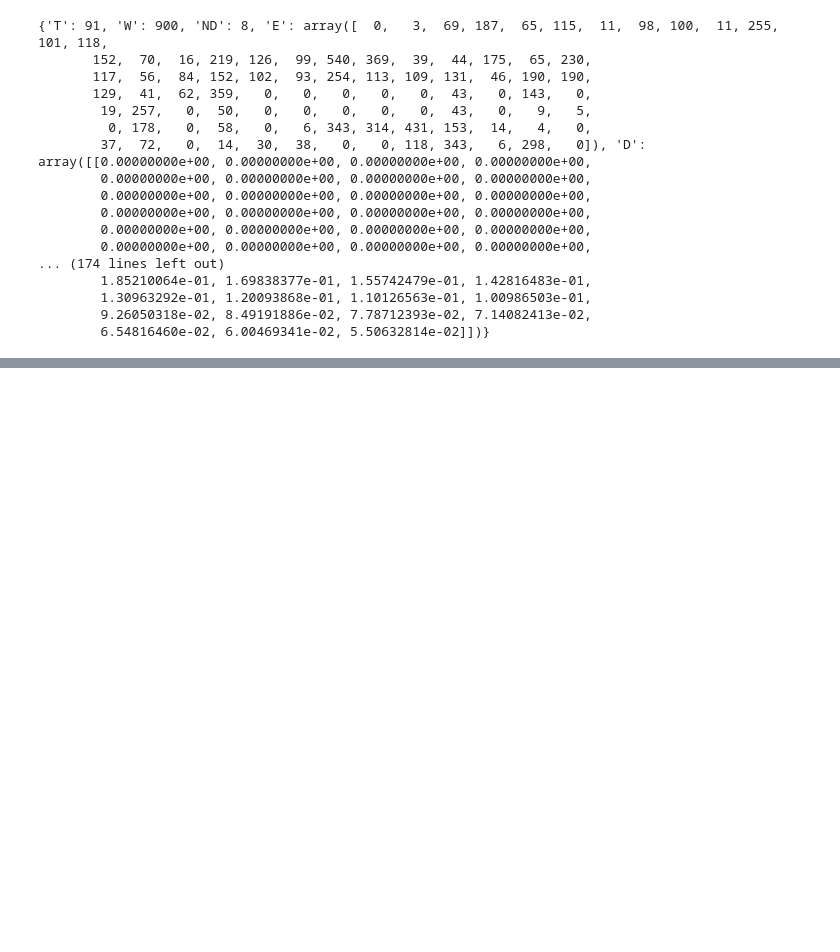
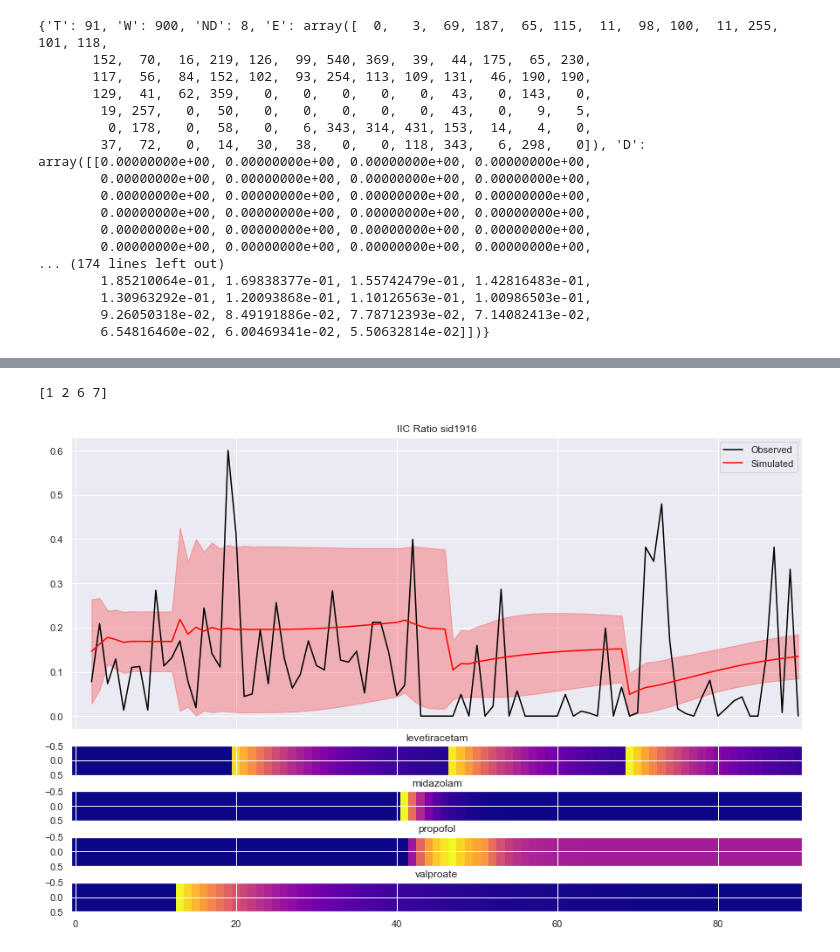
Before and after one commit to Hockey86/iic_causal_inference, a Jupyter notebook: Bayesian_Analysis.ipynb, the cells around one changed output, grey strips where cells are left out. Drawn from its saved outputs; the diff is of its cells as text; code cells hidden in the pictures; blank space fills up the shorter version.

```diff
--- a/Bayesian_Analysis.ipynb
+++ b/Bayesian_Analysis.ipynb
@@ -28,10 +28,8 @@ parameters {
     real a2;
     real b0;
     vector[ND] b;
-    real theta_u;
-    real theta_l;
-    real p1_s;
-    real p2_s;
+    real<lower=0,upper=1> p1_s;
+    real<lower=0,upper=1> p2_s;
 }
 
 transformed parameters {
@@ -48,8 +46,6 @@ transformed parameters {
 }
 
 model {
-    p1_s ~ uniform(theta_l,theta_u);
-    p2_s ~ uniform(theta_l,theta_u);
     for (t in 1:T) {
         E[t] ~ binomial(W,p[t]);
     }
@@ -187,0 +187,18 @@ RuntimeError: Initialization failed.
+# %%
+p = pd.DataFrame(fit.extract()['p'],columns=['p[%d]'%(i) for i in range(T)])
+# %%
+drugs_used = np.where(np.sum(D,axis=1)!=0)[0]
+print(drugs_used)
+fig,ax = plt.subplots(1+len(drugs_used),1,sharex=True,figsize=(15,10),gridspec_kw = {'height_ratios':[10]+[1 for i in range(len(drugs_used))]})
+ax[0].plot(np.arange(2,T),Eobs1[2:],c='black',label='Observed')
+ax[0].plot(np.arange(2,T),p.mean(axis=0)[2:],c='red',label='Simulated')
+ax[0].fill_between(x=np.arange(2,T),y1=p.mean(axis=0)[2:]+p.std(axis=0)[2:],y2=p.mean(axis=0)[2:]-p.std(axis=0)[2:],alpha=0.25,color='red')
+ax[0].legend()
+ax[0].set_title('IIC Ratio %s'%('sid1916'))
+for i in range(1,1+len(drugs_used)):
+        y = D[drugs_used[i-1],:]
+        ax[i].imshow(y[np.newaxis,:], cmap="plasma", aspect="auto")
+        ax[i].set_title(halflife.keys()[drugs_used[i-1]])
+# %% [output]
+[1 2 6 7]
+[figure, added]
```
Also changed, not shown: parts of 1 cell of this notebook.
